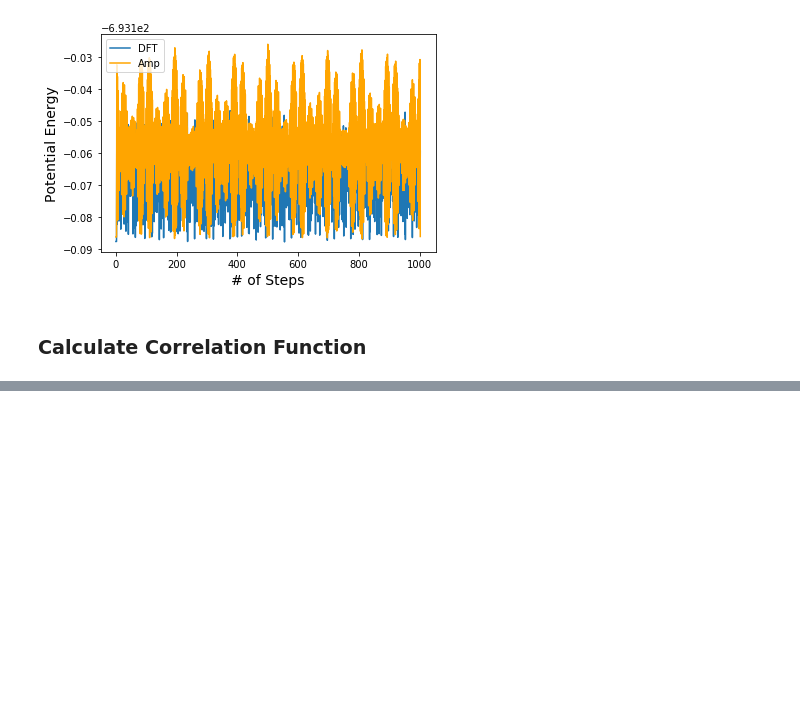
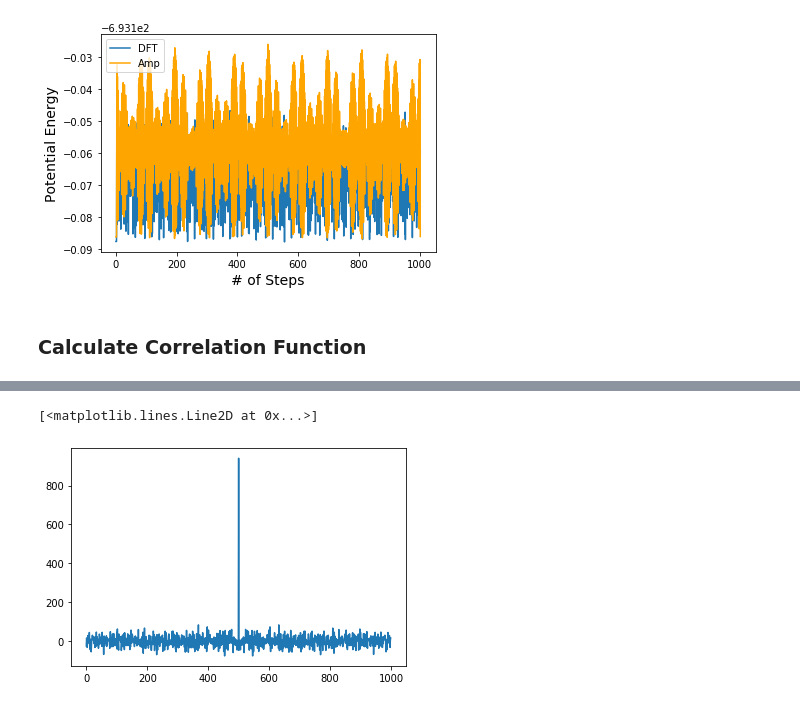
Before and after one commit to cancan233/googlecolab, a Jupyter notebook: Amp_MD.ipynb, the cells around one changed output, grey strips where cells are left out. Saved outputs shown, nothing was run; the diff lists cells and outputs as text; code cells hidden in the pictures; blank space fills up the shorter version.

```diff
--- a/Amp_MD.ipynb
+++ b/Amp_MD.ipynb
@@ -327,0 +321,8 @@ print(np.correlate(dft_angles[:50], dft_angles[:50]))
+# %%
+from scipy import signal
+sig = np.random.randn(1000)
+autocorr = signal.fftconvolve(sig, sig[::-1], mode='same')
+plt.plot(autocorr)
+# %% [output]
+[<matplotlib.lines.Line2D at 0x...>]
+[figure, added]
```
Also changed, not shown: parts of 8 cells of this notebook.
